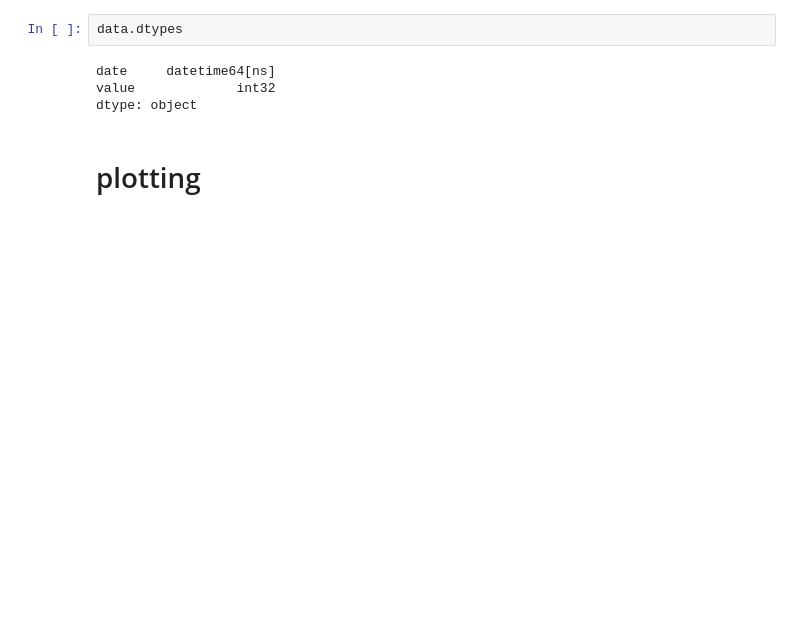
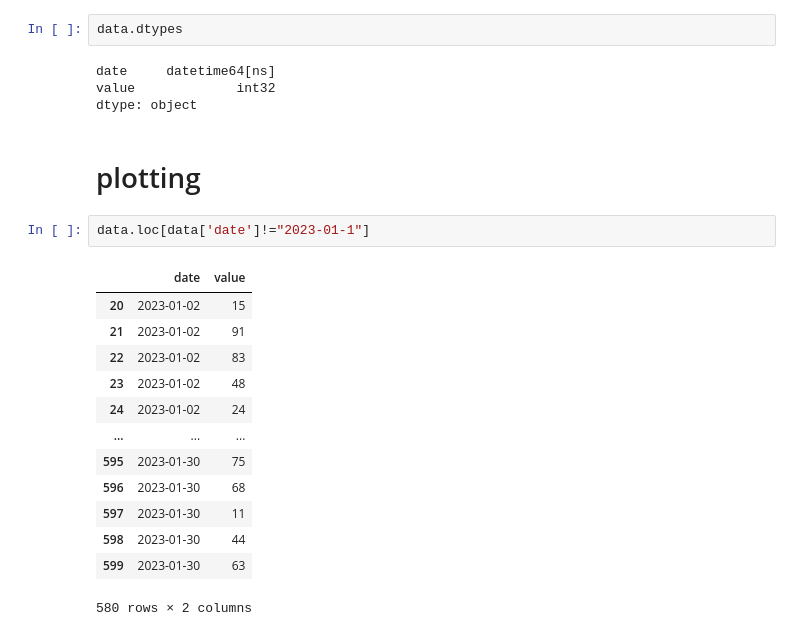
Before and after one commit to alessandro-rubin/matplotlib_training, a Jupyter notebook: boxplot_with-annotations.ipynb, the cells around one changed output. Saved outputs shown, nothing was run; the diff lists cells and outputs as text; blank space fills up the shorter version.

```diff
--- a/boxplot_with-annotations.ipynb
+++ b/boxplot_with-annotations.ipynb
@@ -70,3 +70,19 @@ value             int32
 dtype: object
 # %% [markdown]
 # plotting
+# %%
+data.loc[data['date']!="2023-01-1"]
+# %% [output]
+|  | date | value |
+| 20 | 2023-01-02 | 15 |
+| 21 | 2023-01-02 | 91 |
+| 22 | 2023-01-02 | 83 |
+| 23 | 2023-01-02 | 48 |
+| 24 | 2023-01-02 | 24 |
+| ... | ... | ... |
+| 595 | 2023-01-30 | 75 |
+| 596 | 2023-01-30 | 68 |
+| 597 | 2023-01-30 | 11 |
+| 598 | 2023-01-30 | 44 |
+| 599 | 2023-01-30 | 63 |
+580 rows × 2 columns
```
Also changed, not shown: parts of 7 cells of this notebook, 1 other file.
